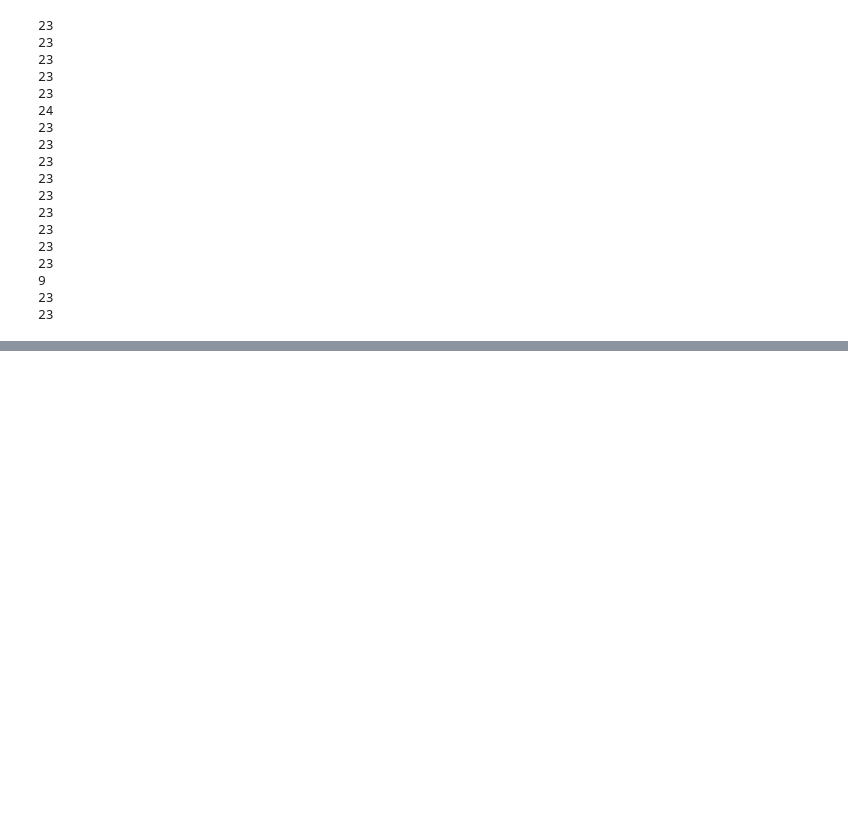
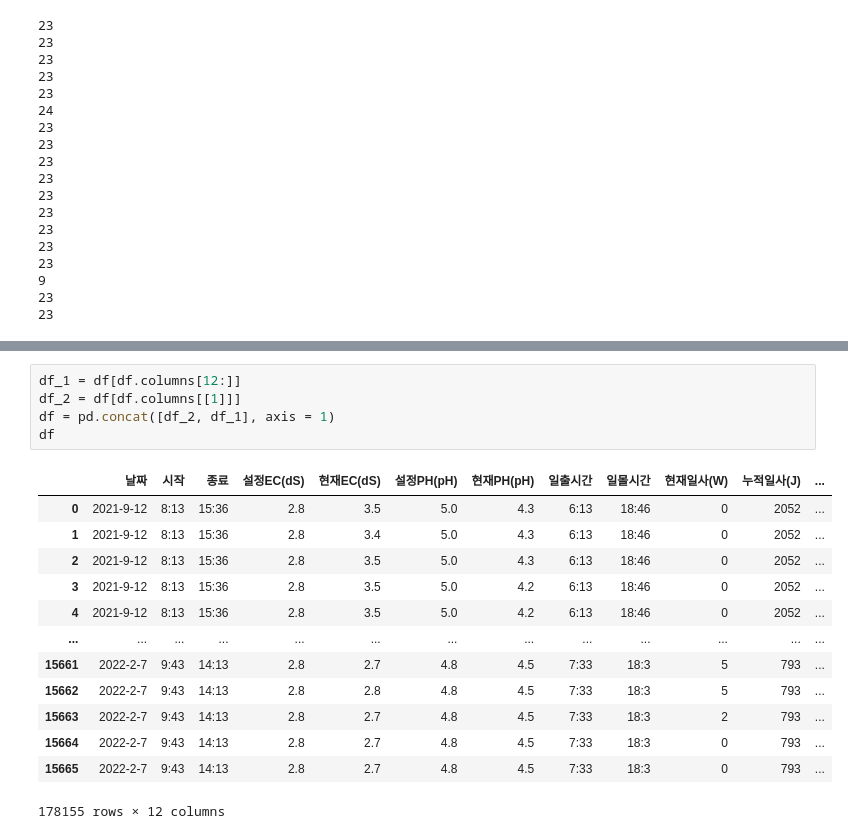
Before and after one commit to naleetwo/FinalProject, a Jupyter notebook: Code/jinseok/farm1_env_data.ipynb, the cells around one changed output, grey strips where cells are left out. Cells and saved outputs as stored; diff of their text form; blank space fills up the shorter version.

```diff
--- a/Code/jinseok/farm1_env_data.ipynb
+++ b/Code/jinseok/farm1_env_data.ipynb
@@ -252,0 +365,19 @@ df
+# %%
+df_1 = df[df.columns[12:]]
+df_2 = df[df.columns[[1]]]
+df = pd.concat([df_2, df_1], axis = 1)
+df
+# %% [output]
+|  | 날짜 | 시작 | 종료 | 설정EC(dS) | 현재EC(dS) | 설정PH(pH) | 현재PH(pH) | 일출시간 | 일몰시간 | 현재일사(W) | 누적일사(J) | ... |
+| 0 | 2021-9-12 | 8:13 | 15:36 | 2.8 | 3.5 | 5.0 | 4.3 | 6:13 | 18:46 | 0 | 2052 | ... |
+| 1 | 2021-9-12 | 8:13 | 15:36 | 2.8 | 3.4 | 5.0 | 4.3 | 6:13 | 18:46 | 0 | 2052 | ... |
+| 2 | 2021-9-12 | 8:13 | 15:36 | 2.8 | 3.5 | 5.0 | 4.3 | 6:13 | 18:46 | 0 | 2052 | ... |
+| 3 | 2021-9-12 | 8:13 | 15:36 | 2.8 | 3.5 | 5.0 | 4.2 | 6:13 | 18:46 | 0 | 2052 | ... |
+| 4 | 2021-9-12 | 8:13 | 15:36 | 2.8 | 3.5 | 5.0 | 4.2 | 6:13 | 18:46 | 0 | 2052 | ... |
+| ... | ... | ... | ... | ... | ... | ... | ... | ... | ... | ... | ... | ... |
+| 15661 | 2022-2-7 | 9:43 | 14:13 | 2.8 | 2.7 | 4.8 | 4.5 | 7:33 | 18:3 | 5 | 793 | ... |
+| 15662 | 2022-2-7 | 9:43 | 14:13 | 2.8 | 2.8 | 4.8 | 4.5 | 7:33 | 18:3 | 5 | 793 | ... |
+| 15663 | 2022-2-7 | 9:43 | 14:13 | 2.8 | 2.7 | 4.8 | 4.5 | 7:33 | 18:3 | 2 | 793 | ... |
+| 15664 | 2022-2-7 | 9:43 | 14:13 | 2.8 | 2.7 | 4.8 | 4.5 | 7:33 | 18:3 | 0 | 793 | ... |
+| 15665 | 2022-2-7 | 9:43 | 14:13 | 2.8 | 2.7 | 4.8 | 4.5 | 7:33 | 18:3 | 0 | 793 | ... |
+178155 rows × 12 columns
```
Also changed, not shown: parts of 53 cells of this notebook, 3 other files.
